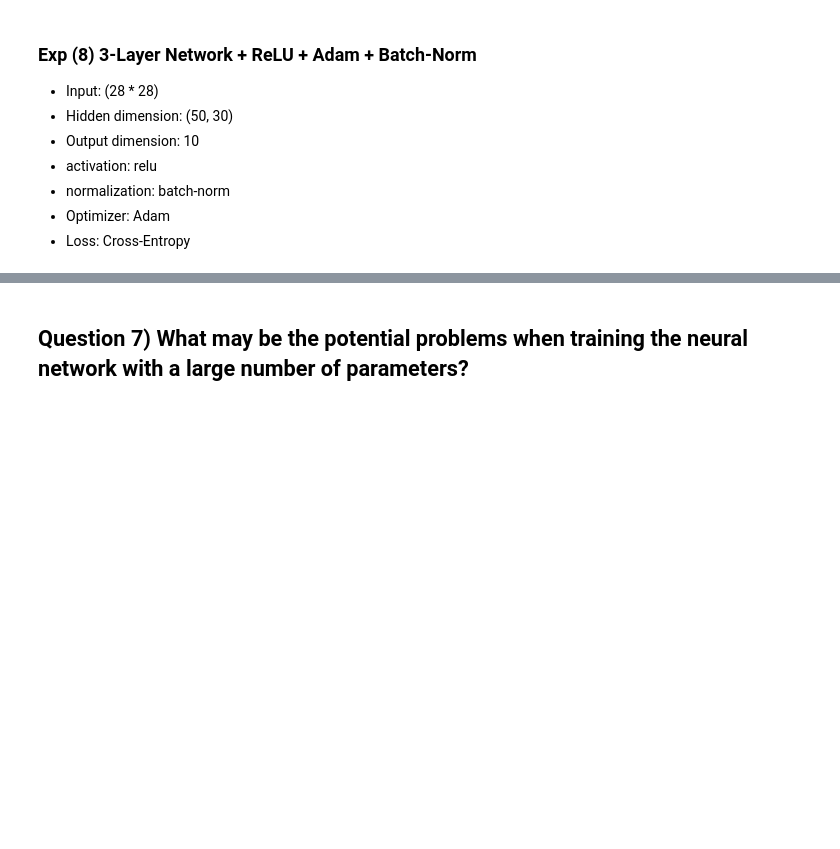
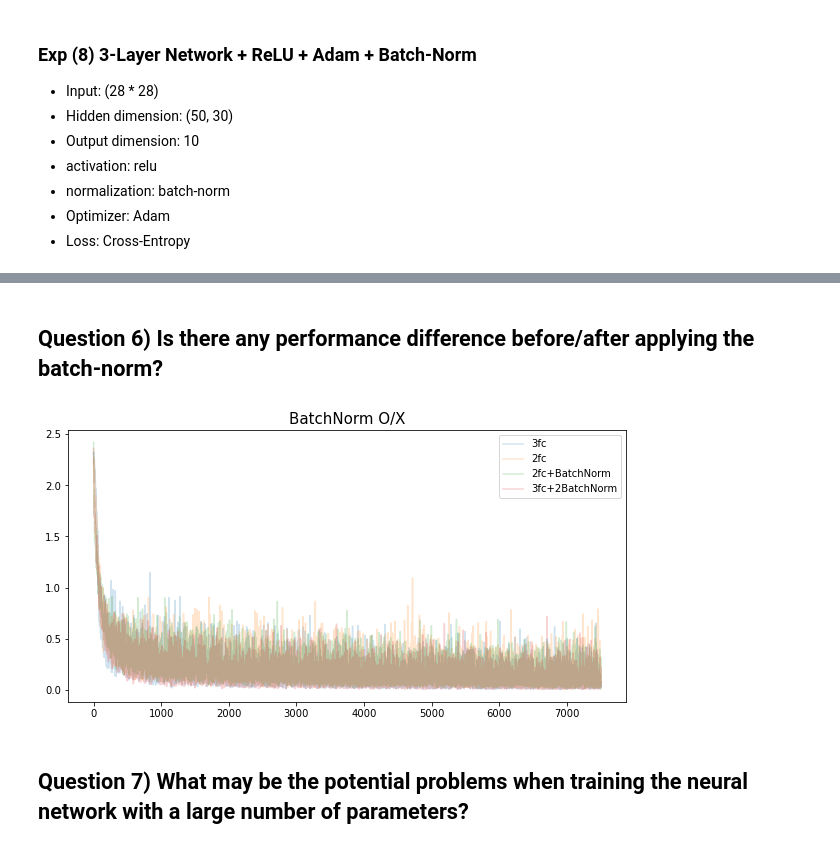
Before and after one commit to Seong-JiHyeon/ComputerVision-Learning, a Jupyter notebook: KAIST_AI604/pytorch tutorial for CV/hw1-1(assn).ipynb, the cells around one changed output, grey strips where cells are left out. Cells and saved outputs as stored; diff of their text form; code cells hidden in the pictures; blank space fills up the shorter version.

```diff
--- a/KAIST_AI604/pytorch tutorial for CV/hw1-1(assn).ipynb
+++ b/KAIST_AI604/pytorch tutorial for CV/hw1-1(assn).ipynb
@@ -433,5 +497,5 @@ trainer = Trainer(trainloader = trainDataLoader,
                   criterion = criterion,
                   optimizer = optimizer)
 # %%
-trainer.train(epoch = 4)
+loss5 = trainer.train(epoch = 4)
 # %% [output]
@@ -486,5 +558,5 @@ trainer = Trainer(trainloader = trainDataLoader,
                   criterion = criterion,
                   optimizer = optimizer)
 # %%
-trainer.train(epoch = 4)
+loss6 = trainer.train(epoch = 4)
 # %% [output]
@@ -548,5 +629,5 @@ trainer = Trainer(trainloader = trainDataLoader,
                   criterion = criterion,
                   optimizer = optimizer)
 # %%
-trainer.train(epoch = 4)
+loss7 = trainer.train(epoch = 4)
 # %% [output]
@@ -609,5 +701,5 @@ trainer = Trainer(trainloader = trainDataLoader,
                   criterion = criterion,
                   optimizer = optimizer)
 # %%
-trainer.train(epoch = 4)
+loss8 = trainer.train(epoch = 4)
 # %% [output]
@@ -657,3 +731,16 @@ count_parameters(mnist_net)
+# %% [markdown]
+## Question 6) Is there any performance difference before/after applying the batch-norm?
+# %%
+plt.figure(figsize=(10,5))
+labels = ['3fc', '2fc', '2fc+BatchNorm', '3fc+2BatchNorm']
+losses = [loss5, loss6, loss7, loss8]
+for i in range(4):
+    plt.plot(losses[i], alpha=.2, label=labels[i])
+plt.legend()
+plt.title("BatchNorm O/X", fontsize=15)
+plt.show()
+# %% [output]
+[figure, added]
 # %% [markdown]
 ## Question 7) What may be the potential problems when training the neural network with a large number of parameters?
 # %% [markdown]
```
Also changed, not shown: parts of 55 cells of this notebook, 4 other files.
